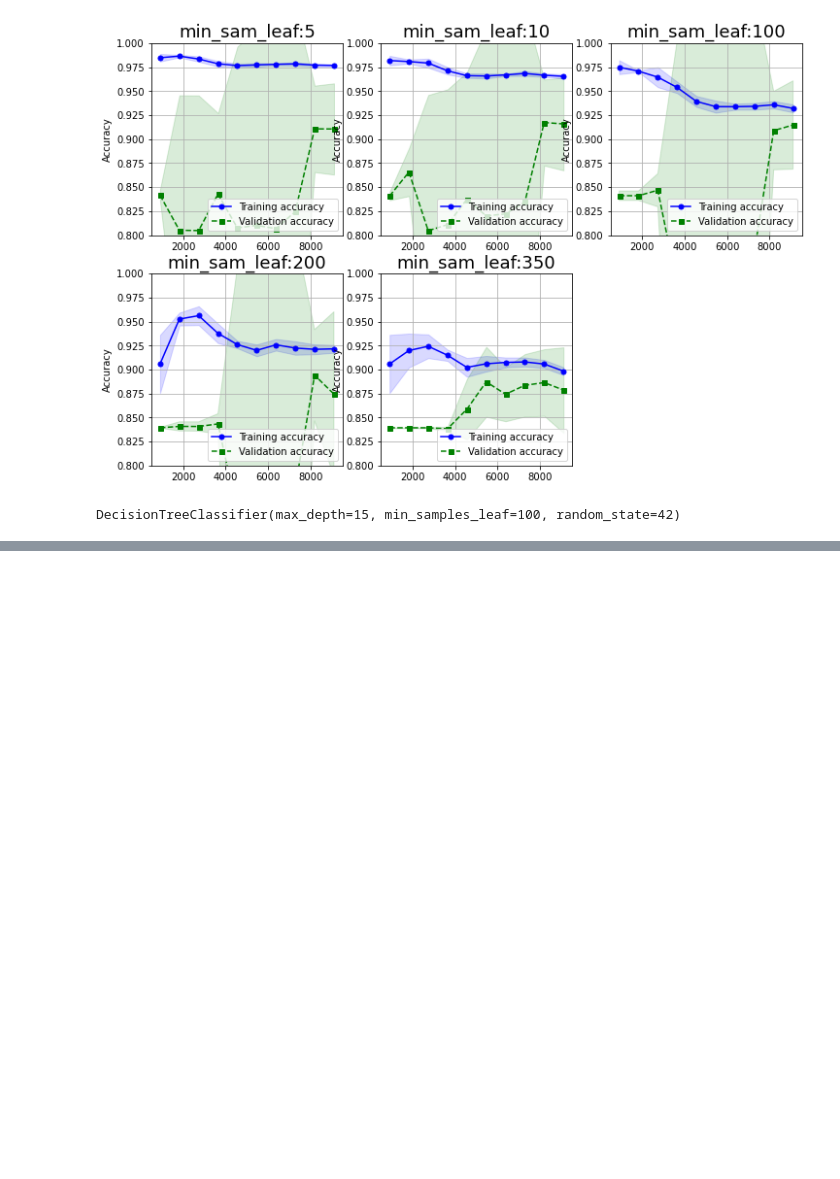
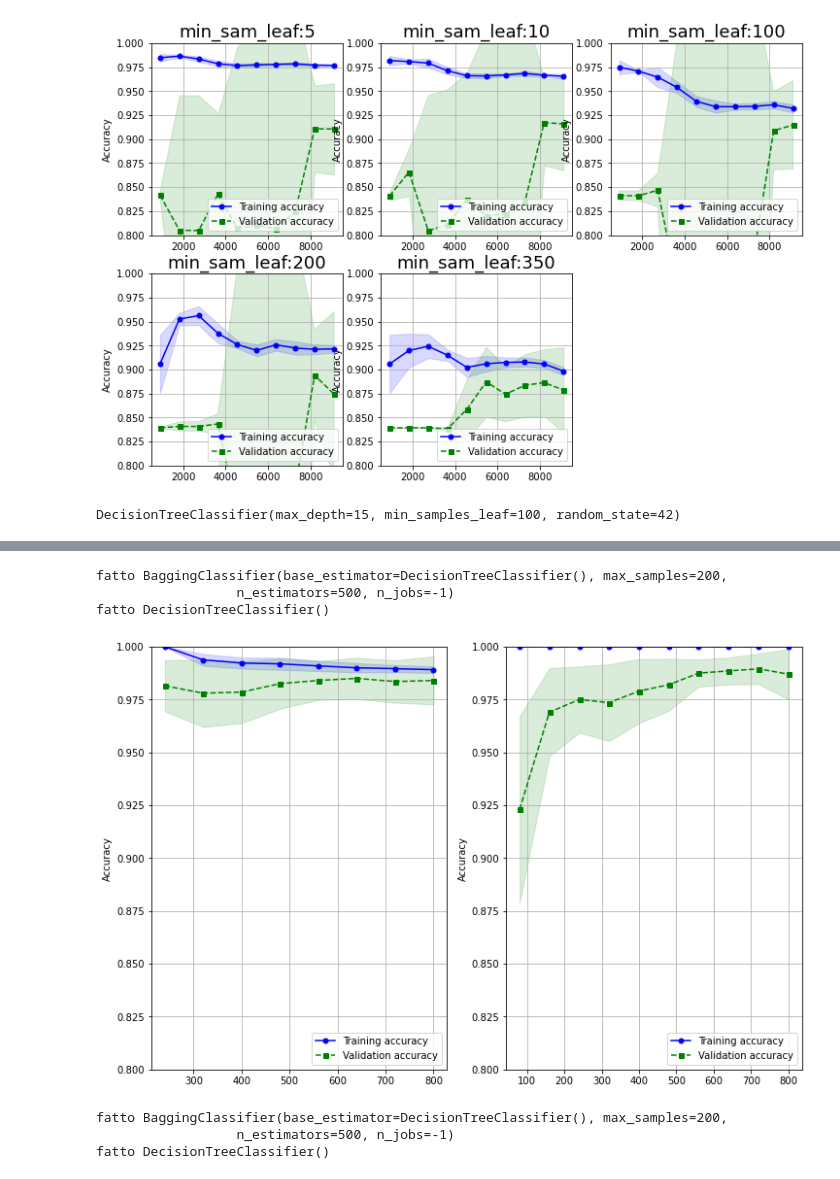
Before and after one commit to matzigno/CSML21, a Jupyter notebook: SVM-DecTree-Ensemble.ipynb, the cells around one changed output, grey strips where cells are left out. Cells and saved outputs as stored; diff of their text form; code cells hidden in the pictures; blank space fills up the shorter version.

```diff
--- a/SVM-DecTree-Ensemble.ipynb
+++ b/SVM-DecTree-Ensemble.ipynb
@@ -660,0 +746,66 @@ export_graphviz(
+# %%
+bag_clf = BaggingClassifier(DecisionTreeClassifier(), n_estimators=500, max_samples=200, bootstrap=True, n_jobs=-1)
+dt_clf = DecisionTreeClassifier()
+# %%
+train_sizes, train_means, test_means, test_stds, train_stds = [],[],[],[],[]
+for clf in [bag_clf, dt_clf]:
+    train_size, train_scores, test_scores = learning_curve(clf,
+                                                       X=X_moon,
+                                                       y=y_moon,
+                                                       train_sizes=np.linspace(0.1,1.0,10),
+                                                       cv=StratifiedShuffleSplit(n_splits=10, test_size=0.2, random_state=42),
+                                                       n_jobs=-1)
+    print('fatto {}'.format(clf))
+    train_means.append(np.mean(train_scores, axis=1))
+    train_stds.append(np.std(train_scores, axis=1))
+    test_means.append(np.mean(test_scores, axis=1))
+    test_stds.append(np.std(test_scores, axis=1))
+    train_sizes.append(train_size)
+# %% [output]
+fatto BaggingClassifier(base_estimator=DecisionTreeClassifier(), max_samples=200,
+                  n_estimators=500, n_jobs=-1)
+fatto DecisionTreeClassifier()
+# %%
+fig= plt.figure(figsize=(12, 8))
+for i in range(2):
+    ax = fig.add_subplot(121+i)
+    ax.plot(train_sizes[i], train_means[i],
+         color='blue', marker='o',
+         markersize=5, label='Training accuracy')
+    ax.fill_between(train_sizes[i],
+                 train_means[i] + train_stds[i],
+                 train_means[i] - train_stds[i],
+                 alpha=0.15, color='blue')
+    ax.plot(train_sizes[i], test_means[i],
+         color='green', linestyle='--',
+         marker='s', markersize=5,
+         label='Validation accuracy')
+    ax.fill_between(train_sizes[i],
+                 test_means[i] + test_stds[i],
+                 test_means[i] - test_stds[i],
+                 alpha=0.15, color='green')
+    ax.grid()
+    ax.set_ylim((0.8,1))
+    ax.set_ylabel('Accuracy')
+    ax.legend(loc='lower right')
+# %% [output]
+[figure, added]
+# %%
+train_sizes, train_means, test_means, test_stds, train_stds = [],[],[],[],[]
+for clf in [bag_clf, dt_clf]:
+    train_size, train_scores, test_scores = learning_curve(clf,
+                                                       X=X,
+                                                       y=y,
+                                                       train_sizes=np.linspace(0.1,1.0,10),
+                                                       cv=StratifiedShuffleSplit(n_splits=10, test_size=0.2, random_state=42),
+                                                       n_jobs=-1)
+    print('fatto {}'.format(clf))
+    train_means.append(np.mean(train_scores, axis=1))
+    train_stds.append(np.std(train_scores, axis=1))
+    test_means.append(np.mean(test_scores, axis=1))
+    test_stds.append(np.std(test_scores, axis=1))
+    train_sizes.append(train_size)
+# %% [output]
+fatto BaggingClassifier(base_estimator=DecisionTreeClassifier(), max_samples=200,
+                  n_estimators=500, n_jobs=-1)
+fatto DecisionTreeClassifier()
```
Also changed, not shown: parts of 88 cells of this notebook, 7 other files.
